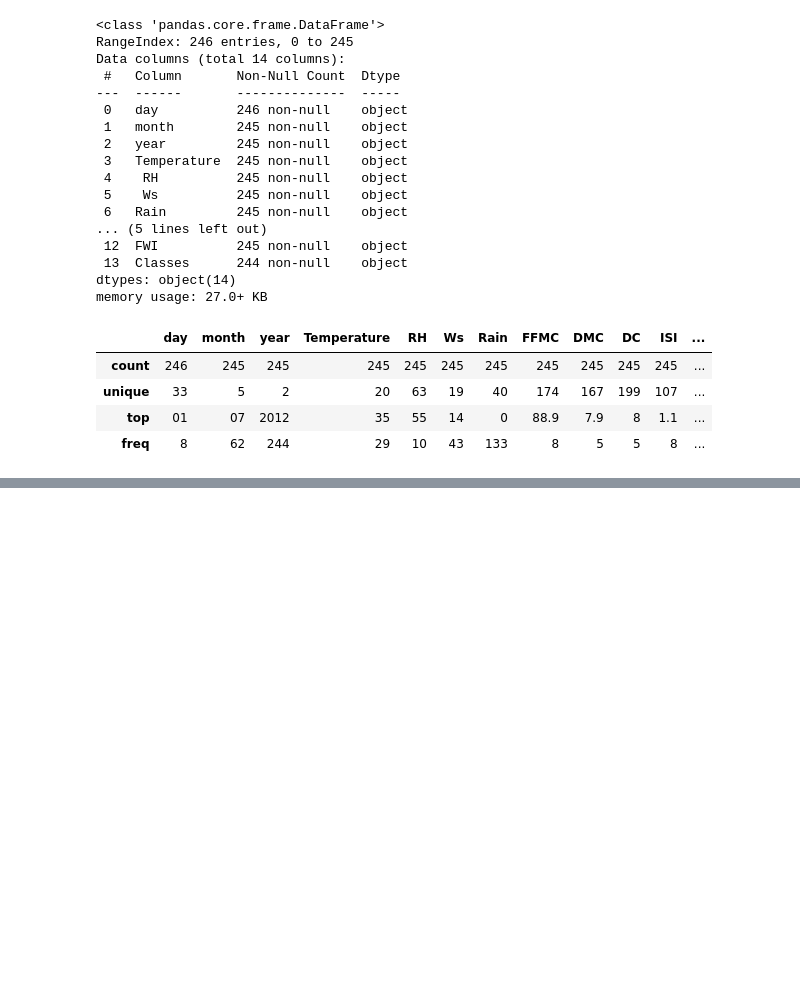
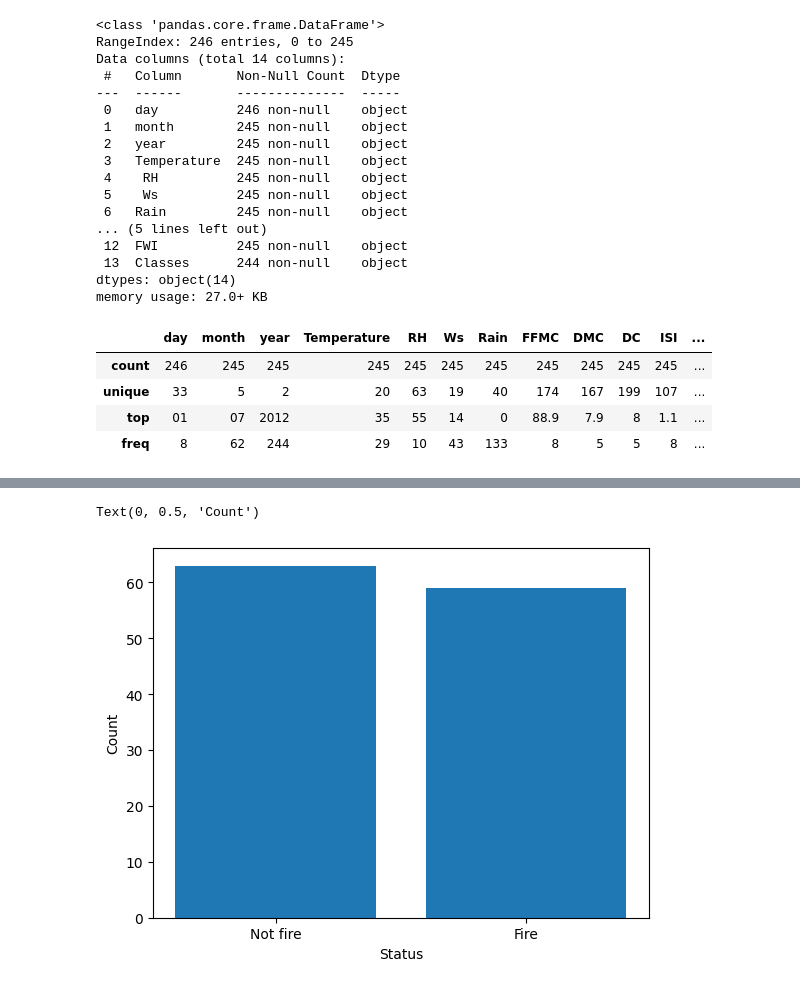
Before and after one commit to tahaftm/Udemy-ML, a Jupyter notebook: Lectures/Ridge, Lasso and Elastic net/Linear regression.ipynb, the cells around one changed output, grey strips where cells are left out. Saved outputs shown, nothing was run; the diff lists cells and outputs as text; code cells hidden in the pictures; blank space fills up the shorter version.

```diff
--- a/Lectures/Ridge, Lasso and Elastic net/Linear regression.ipynb
+++ b/Lectures/Ridge, Lasso and Elastic net/Linear regression.ipynb
@@ -46,0 +311,6 @@ df.describe()
+# %%
+for_bar = df_copy.groupby("Region")['Classes'].value_counts().reset_index()
+for_bar['Region'] = for_bar['Region'].map({0:'Bejaia Region', 1:'Sidi-Bel Abbes Region'})
+for_bar['Classes'] = for_bar['Classes'].map({0:'Not fire', 1:'Fire'})
+for_bar.set_index(['Region', 'Classes'],inplace=True)
+for_bar
@@ -46,0 +324,8 @@ df.describe()
+# %%
+Bejaia_Region = for_bar.loc['Bejaia Region', :]
+plt.bar(Bejaia_Region.index, Bejaia_Region['count'].values)
+plt.xlabel("Status")
+plt.ylabel("Count")
+# %% [output]
+Text(0, 0.5, 'Count')
+[figure, added]
```
Also changed, not shown: parts of 44 cells of this notebook.
